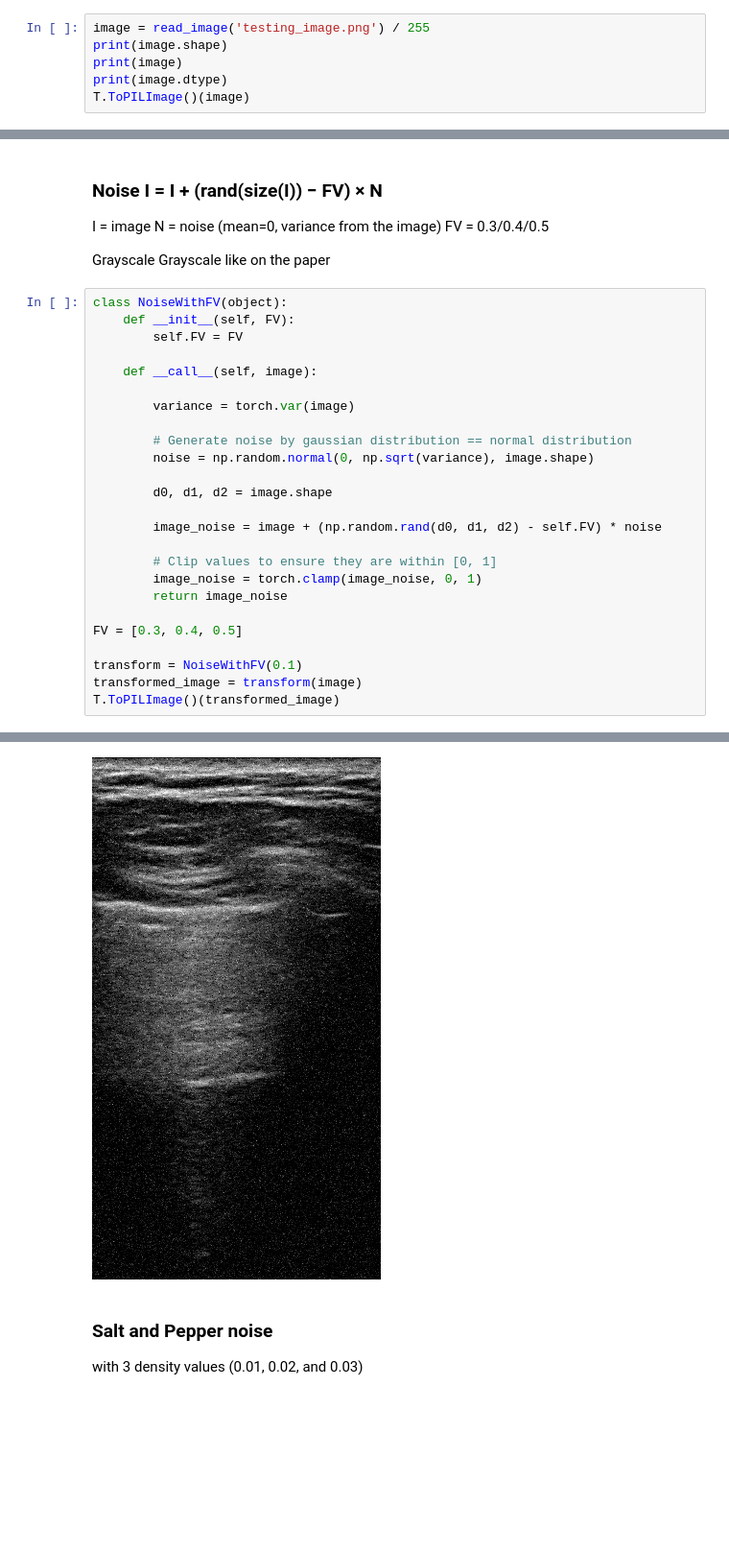
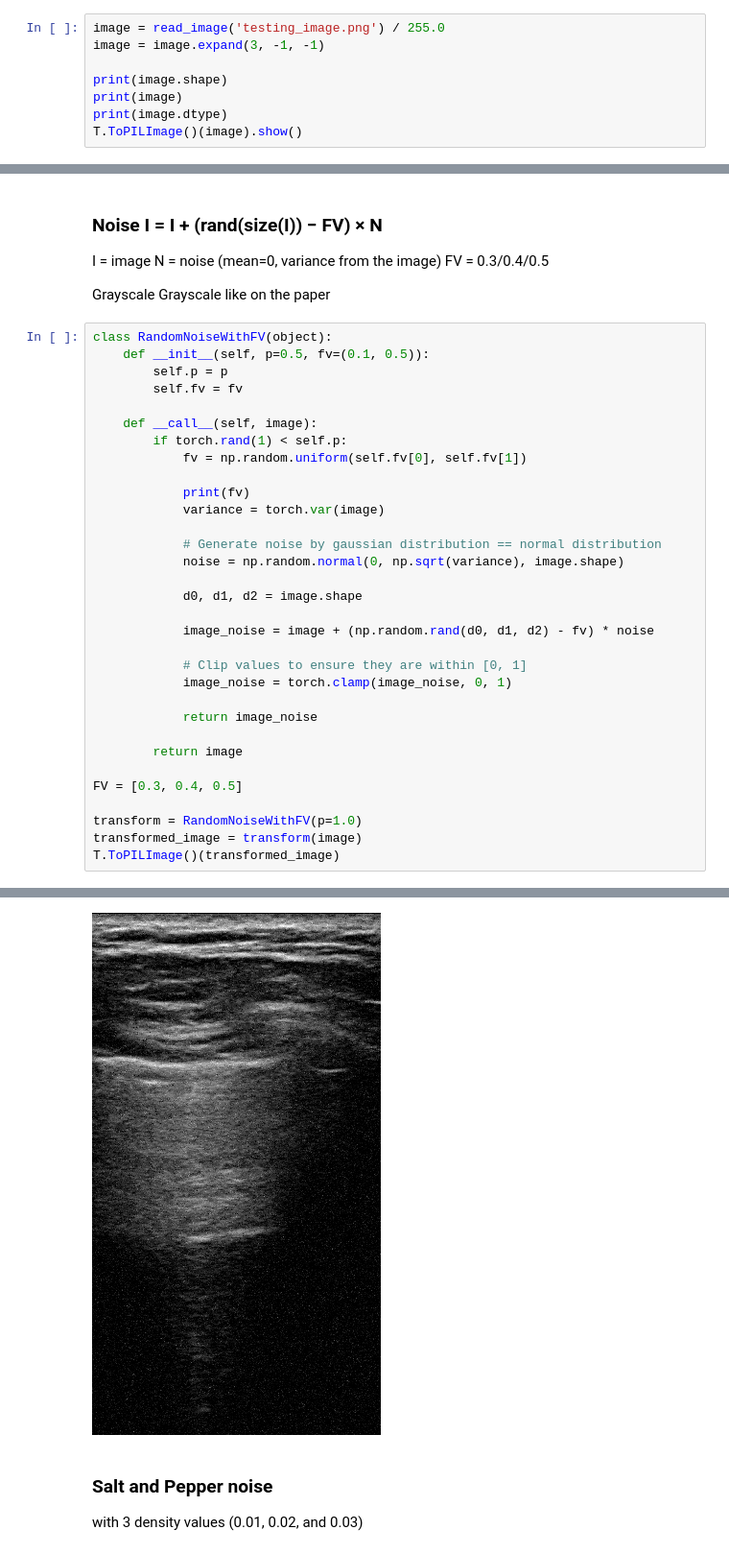
Before and after one commit to Asthera/Bachelor, a Jupyter notebook: CrossValidation/testing/methods.ipynb, the cells around one changed output, grey strips where cells are left out. Shown at 96% size. Saved outputs shown, nothing was run; the diff lists cells and outputs as text; blank space fills up the shorter version.

```diff
--- a/CrossValidation/testing/methods.ipynb
+++ b/CrossValidation/testing/methods.ipynb
@@ -8,9 +8,11 @@ import numpy as np
 import random
 import matplotlib.pyplot as plt
 # %%
-image = read_image('testing_image.png') / 255
+image = read_image('testing_image.png') / 255.0
+image = image.expand(3, -1, -1)
+
 print(image.shape)
 print(image)
 print(image.dtype)
-T.ToPILImage()(image)
+T.ToPILImage()(image).show()
 # %% [output]
@@ -92,28 +104,35 @@ FV = 0.3/0.4/0.5
 Grayscale
 Grayscale like on the paper
 # %%
-class NoiseWithFV(object):
-    def __init__(self, FV):
-        self.FV = FV
+class RandomNoiseWithFV(object):
+    def __init__(self, p=0.5, fv=(0.1, 0.5)):
+        self.p = p
+        self.fv = fv
 
     def __call__(self, image):
+        if torch.rand(1) < self.p:
+            fv = np.random.uniform(self.fv[0], self.fv[1])
 
-        variance = torch.var(image)
+            print(fv)
+            variance = torch.var(image)
 
-        # Generate noise by gaussian distribution == normal distribution
-        noise = np.random.normal(0, np.sqrt(variance), image.shape)
+            # Generate noise by gaussian distribution == normal distribution
+            noise = np.random.normal(0, np.sqrt(variance), image.shape)
 
-        d0, d1, d2 = image.shape
+            d0, d1, d2 = image.shape
 
-        image_noise = image + (np.random.rand(d0, d1, d2) - self.FV) * noise
+            image_noise = image + (np.random.rand(d0, d1, d2) - fv) * noise
 
-        # Clip values to ensure they are within [0, 1]
-        image_noise = torch.clamp(image_noise, 0, 1)
-        return image_noise
+            # Clip values to ensure they are within [0, 1]
+            image_noise = torch.clamp(image_noise, 0, 1)
+
+            return image_noise
+
+        return image
 
 FV = [0.3, 0.4, 0.5]
 
-transform = NoiseWithFV(0.1)
+transform = RandomNoiseWithFV(p=1.0)
 transformed_image = transform(image)
 T.ToPILImage()(transformed_image)
 # %% [output]
@@ -120,4 +140,4 @@ T.ToPILImage()(transformed_image)
-[figure, old version]
+[figure, new version]
 # %% [markdown]
 ### Salt and Pepper noise
 with 3 density values (0.01, 0.02, and 0.03)
```
Also changed, not shown: parts of 34 cells of this notebook, 9 other files.
